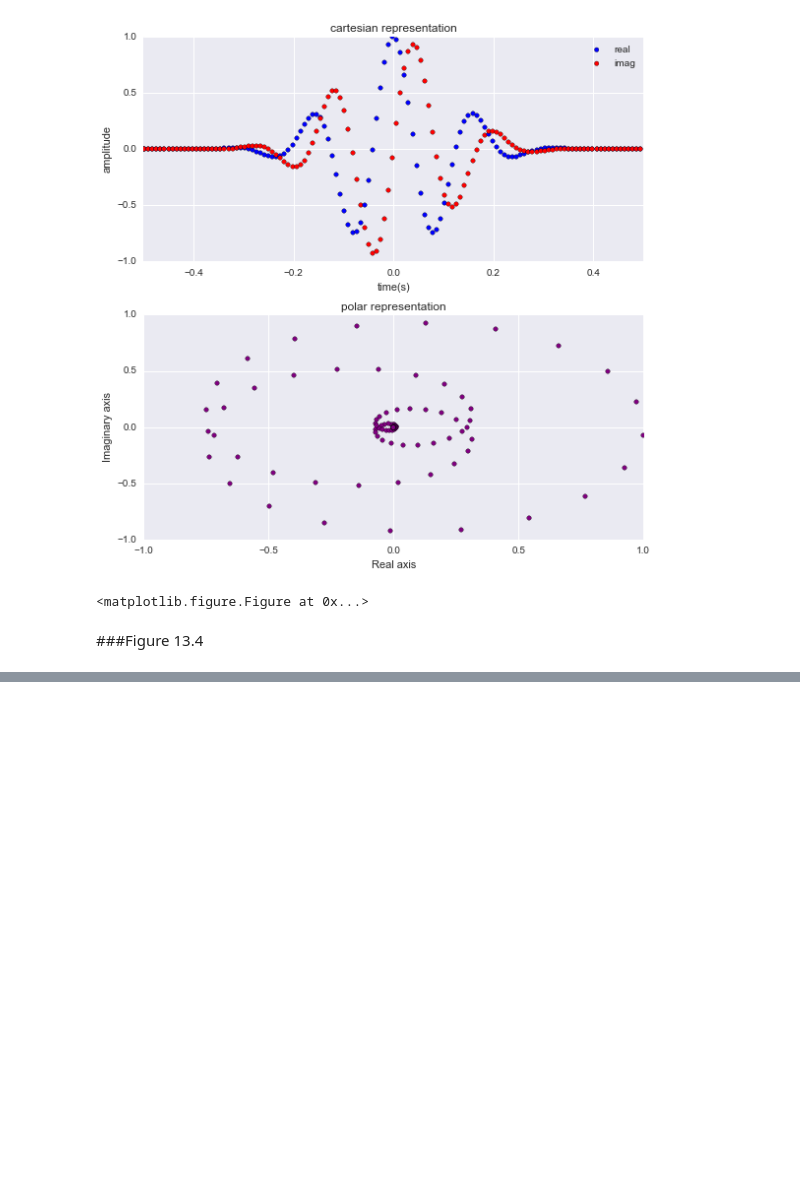
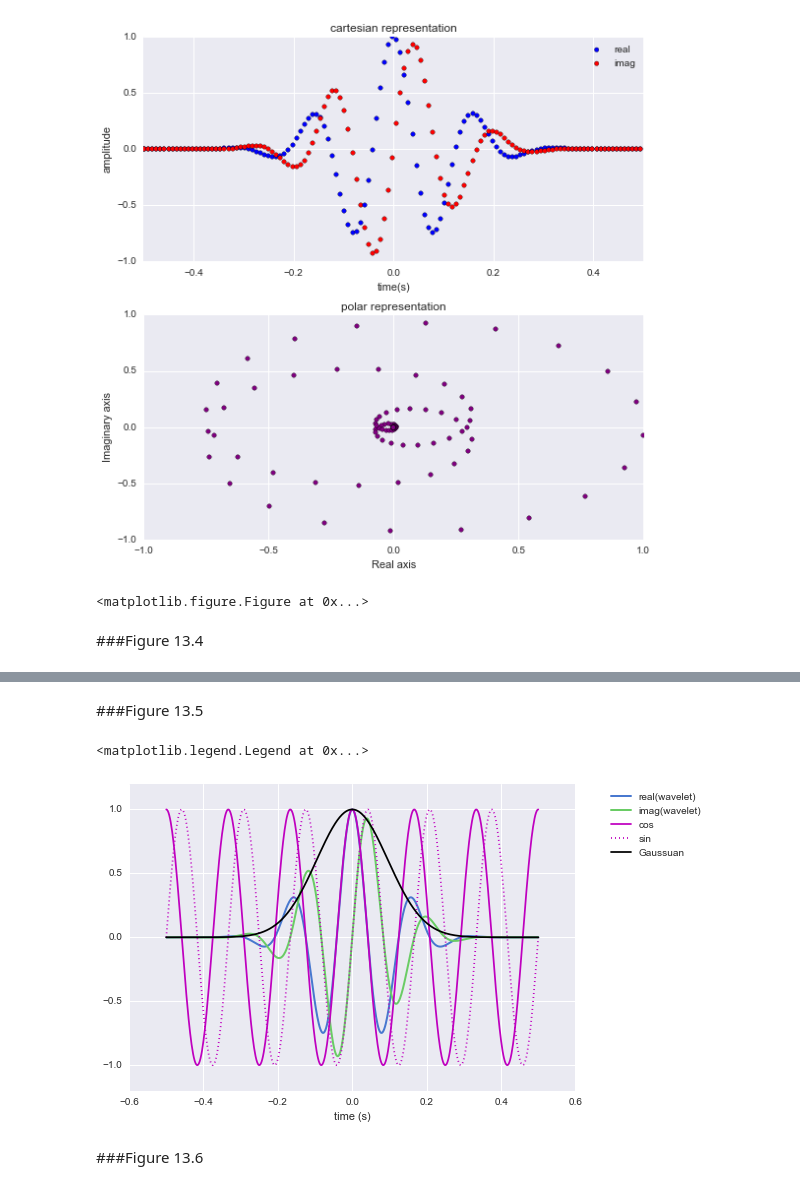
Before and after one commit to lyndond/Analyzing_Neural_Time_Series, a Jupyter notebook: chapter13.ipynb, the cells around one changed output, grey strips where cells are left out. Drawn from its saved outputs; the diff is of its cells as text; code cells hidden in the pictures; blank space fills up the shorter version.

```diff
--- a/chapter13.ipynb
+++ b/chapter13.ipynb
@@ -134,0 +175,27 @@ f.clear()
+# %% [markdown]
+###Figure 13.5
+# %%
+time = np.arange(-.5,.5+1/srate,1/srate)
+
+#plot real and imaginary parts of wavelet
+
+plt.plot(time,np.real(wavelet),linewidth = 2)
+plt.plot(time,np.imag(wavelet),linewidth = 2)
+
+#plot cosine and sine
+
+plt.plot(time,cos(2*pi*frequency*time),'m')
+plt.plot(time,sin(2*pi*frequency*time),'m:')
+
+#plot gaussian window
+
+gaus_win = exp(-time**2/(2*s**2))
+plt.plot(time,gaus_win,'k')
+plt.ylim([-1.2,1.2])
+plt.xlabel("time (s)")
+plt.legend(["real(wavelet)","imag(wavelet)","cos","sin","Gaussuan"], bbox_to_anchor = [1.3, 1])
+# %% [output]
+<matplotlib.legend.Legend at 0x...>
+[figure, added]
+# %% [markdown]
+###Figure 13.6
```
Also changed, not shown: parts of 16 cells of this notebook.
